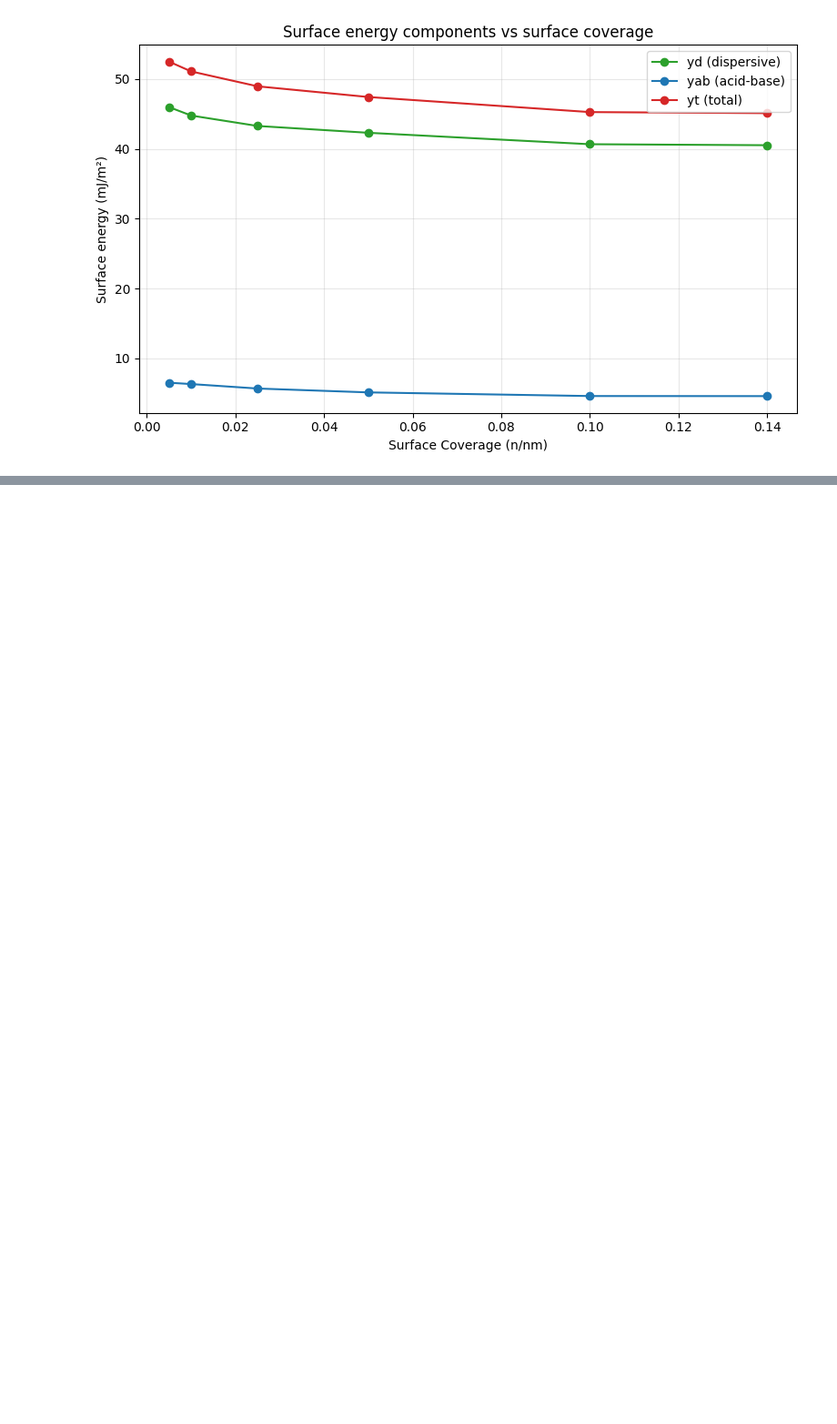
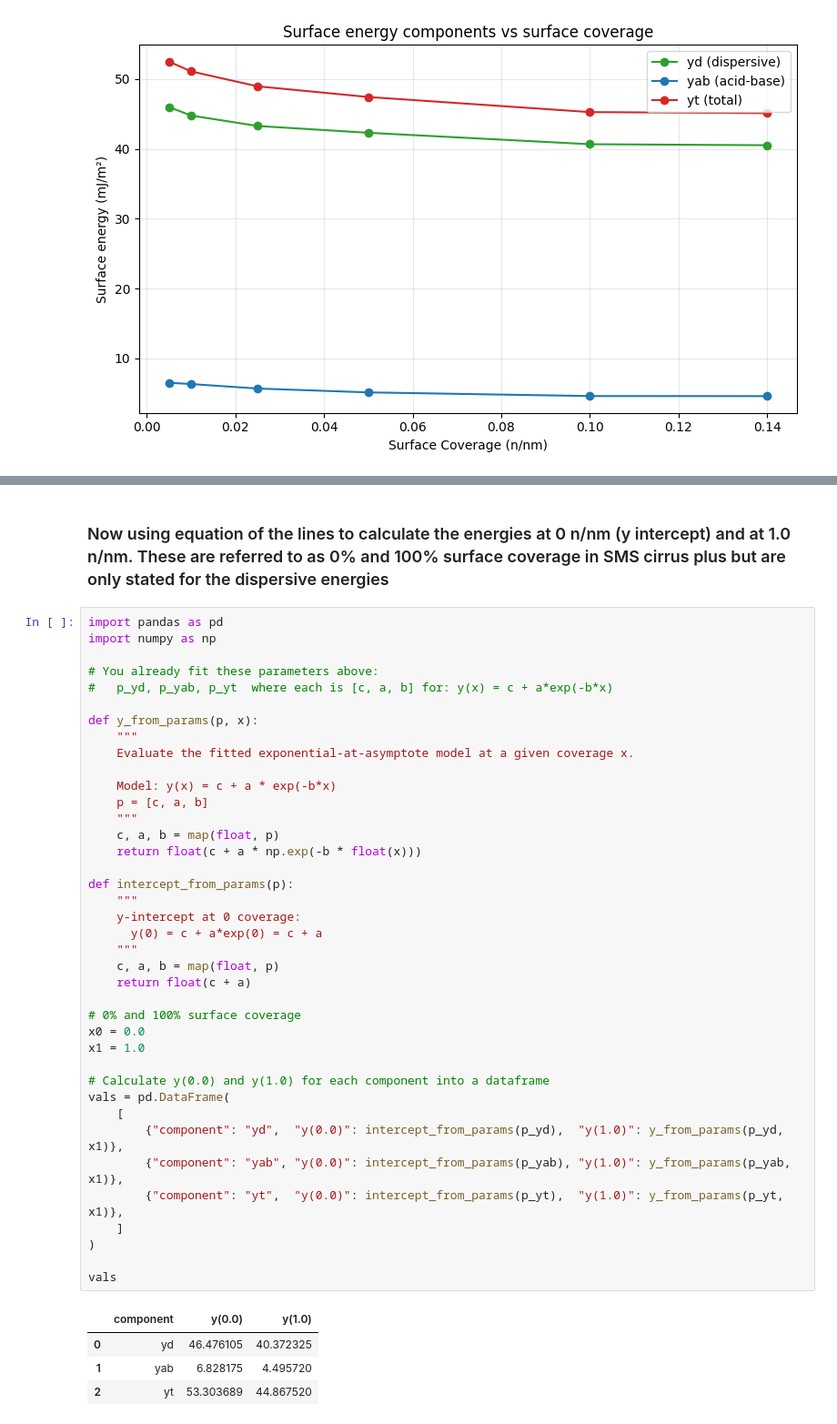
Before and after one commit to codie-freeman/inverse-gas-chromatography, a Jupyter notebook: Inverse Gas Chromatography/Acid-Base Profile.ipynb, the cells around one changed output, grey strips where cells are left out. Shown at 91% size. Cells and saved outputs as stored; diff of their text form; blank space fills up the shorter version.

Commit message:
Cleaning up Acid-Base and validating results, Creating General Plots and extrapolating data points for range of surface coverages

```diff
--- a/Inverse Gas Chromatography/Experimenting.ipynb
+++ b/Inverse Gas Chromatography/Acid-Base Profile.ipynb
@@ -242,0 +273,46 @@ plt.show()
+# %% [markdown]
+### Now using equation of the lines to calculate the energies at 0 n/nm (y intercept) and at 1.0 n/nm. These are referred to as 0% and 100% surface coverage in SMS cirrus plus but are only stated for the dispersive energies
+# %%
+import pandas as pd
+import numpy as np
+
+# You already fit these parameters above:
+#   p_yd, p_yab, p_yt  where each is [c, a, b] for: y(x) = c + a*exp(-b*x)
+
+def y_from_params(p, x):
+    """
+    Evaluate the fitted exponential-at-asymptote model at a given coverage x.
+
+    Model: y(x) = c + a * exp(-b*x)
+    p = [c, a, b]
+    """
+    c, a, b = map(float, p)
+    return float(c + a * np.exp(-b * float(x)))
+
+def intercept_from_params(p):
+    """
+    y-intercept at 0 coverage:
+      y(0) = c + a*exp(0) = c + a
+    """
+    c, a, b = map(float, p)
+    return float(c + a)
+
+# 0% and 100% surface coverage
+x0 = 0.0
+x1 = 1.0
+
+# Calculate y(0.0) and y(1.0) for each component into a dataframe
+vals = pd.DataFrame(
+    [
+        {"component": "yd",  "y(0.0)": intercept_from_params(p_yd),  "y(1.0)": y_from_params(p_yd,  x1)},
+        {"component": "yab", "y(0.0)": intercept_from_params(p_yab), "y(1.0)": y_from_params(p_yab, x1)},
+        {"component": "yt",  "y(0.0)": intercept_from_params(p_yt),  "y(1.0)": y_from_params(p_yt,  x1)},
+    ]
+)
+
+vals
+# %% [output]
+|  | component | y(0.0) | y(1.0) |
+| 0 | yd | 46.476105 | 40.372325 |
+| 1 | yab | 6.828175 | 4.495720 |
+| 2 | yt | 53.303689 | 44.867520 |
```
Also changed, not shown: parts of 4 cells of this notebook, 2 other files.
